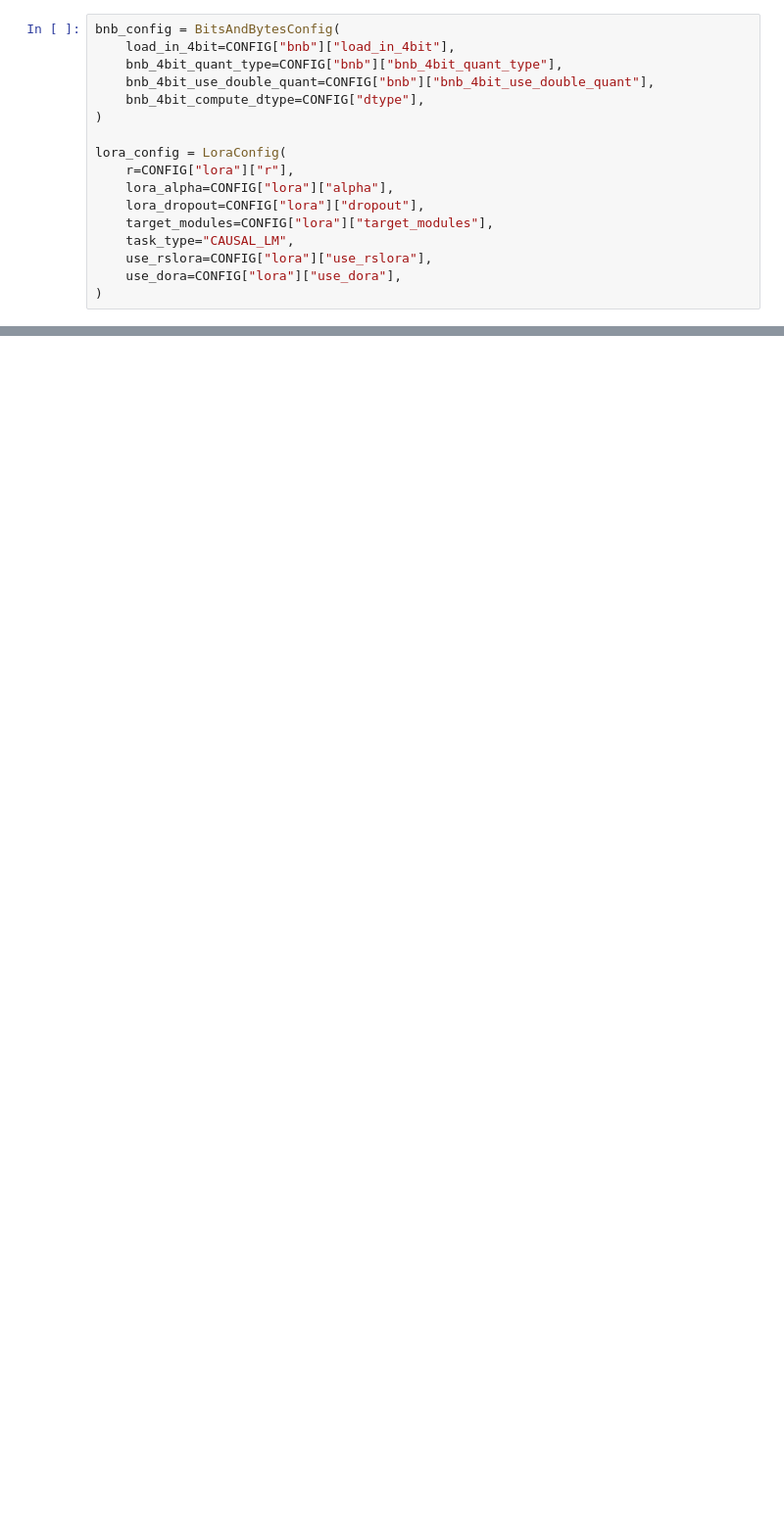
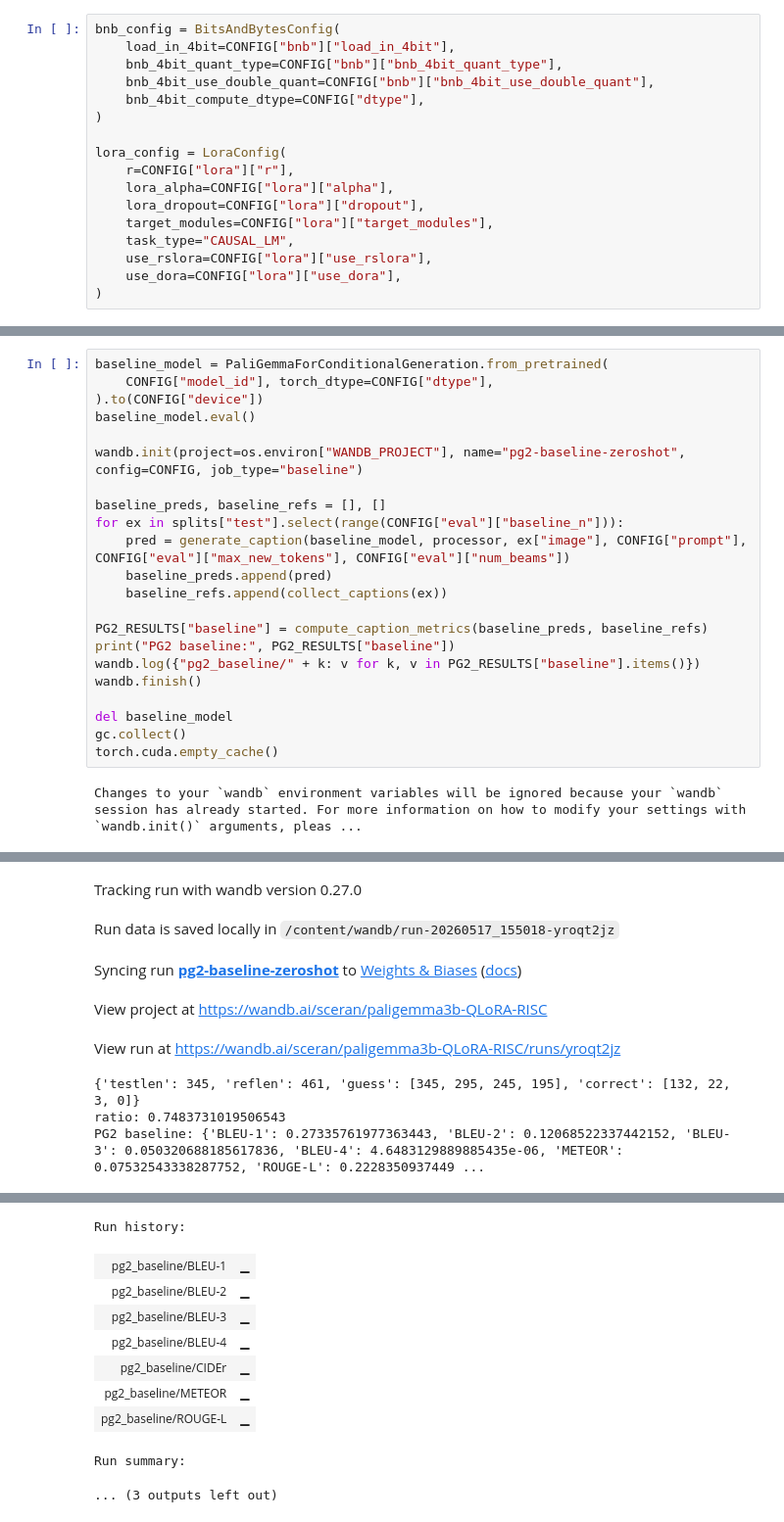
Before and after one commit to sceran/paligemma3b-QLoRA-RISC-captioning, a Jupyter notebook: paligemma_qlora_risc.ipynb, the cells around one changed output, grey strips where cells are left out. Shown at 98% size. Saved outputs shown, nothing was run; the diff lists cells and outputs as text; blank space fills up the shorter version.

```diff
--- a/paligemma_qlora_risc.ipynb
+++ b/paligemma_qlora_risc.ipynb
@@ -526,0 +1506,24 @@ Only attempted if Sections 4–7 conclude with time remaining.
+# %%
+baseline_model = PaliGemmaForConditionalGeneration.from_pretrained(
+    CONFIG["model_id"], torch_dtype=CONFIG["dtype"],
+).to(CONFIG["device"])
+baseline_model.eval()
+
+wandb.init(project=os.environ["WANDB_PROJECT"], name="pg2-baseline-zeroshot", config=CONFIG, job_type="baseline")
+
+baseline_preds, baseline_refs = [], []
+for ex in splits["test"].select(range(CONFIG["eval"]["baseline_n"])):
+    pred = generate_caption(baseline_model, processor, ex["image"], CONFIG["prompt"], CONFIG["eval"]["max_new_tokens"], CONFIG["eval"]["num_beams"])
+    baseline_preds.append(pred)
+    baseline_refs.append(collect_captions(ex))
+
+PG2_RESULTS["baseline"] = compute_caption_metrics(baseline_preds, baseline_refs)
+print("PG2 baseline:", PG2_RESULTS["baseline"])
+wandb.log({"pg2_baseline/" + k: v for k, v in PG2_RESULTS["baseline"].items()})
+wandb.finish()
+
+del baseline_model
+gc.collect()
+torch.cuda.empty_cache()
+# %% [output]
+Changes to your `wandb` environment variables will be ignored because your `wandb` session has already started. For more information on how to modify your settings with `wandb.init()` arguments, pleas ...
@@ -526,0 +1531,8 @@ Only attempted if Sections 4–7 conclude with time remaining.
+Tracking run with wandb version 0.27.0
+Run data is saved locally in /content/wandb/run-20260517_155018-yroqt2jz
+Syncing run pg2-baseline-zeroshot to Weights & Biases (docs)
+View project at https://wandb.ai/sceran/paligemma3b-QLoRA-RISC
+View run at https://wandb.ai/sceran/paligemma3b-QLoRA-RISC/runs/yroqt2jz
+{'testlen': 345, 'reflen': 461, 'guess': [345, 295, 245, 195], 'correct': [132, 22, 3, 0]}
+ratio: 0.7483731019506543
+PG2 baseline: {'BLEU-1': 0.27335761977363443, 'BLEU-2': 0.12068522337442152, 'BLEU-3': 0.050320688185617836, 'BLEU-4': 4.6483129889885435e-06, 'METEOR': 0.07532543338287752, 'ROUGE-L': 0.2228350937449 ...
@@ -526,0 +1540,10 @@ Only attempted if Sections 4–7 conclude with time remaining.
+Run history:
+| pg2_baseline/BLEU-1 | ▁ |
+| pg2_baseline/BLEU-2 | ▁ |
+| pg2_baseline/BLEU-3 | ▁ |
+| pg2_baseline/BLEU-4 | ▁ |
+| pg2_baseline/CIDEr | ▁ |
+| pg2_baseline/METEOR | ▁ |
+| pg2_baseline/ROUGE-L | ▁ |
+Run summary:
+... (3 outputs left out)
```
Also changed, not shown: parts of 80 cells of this notebook, 9 other files.
